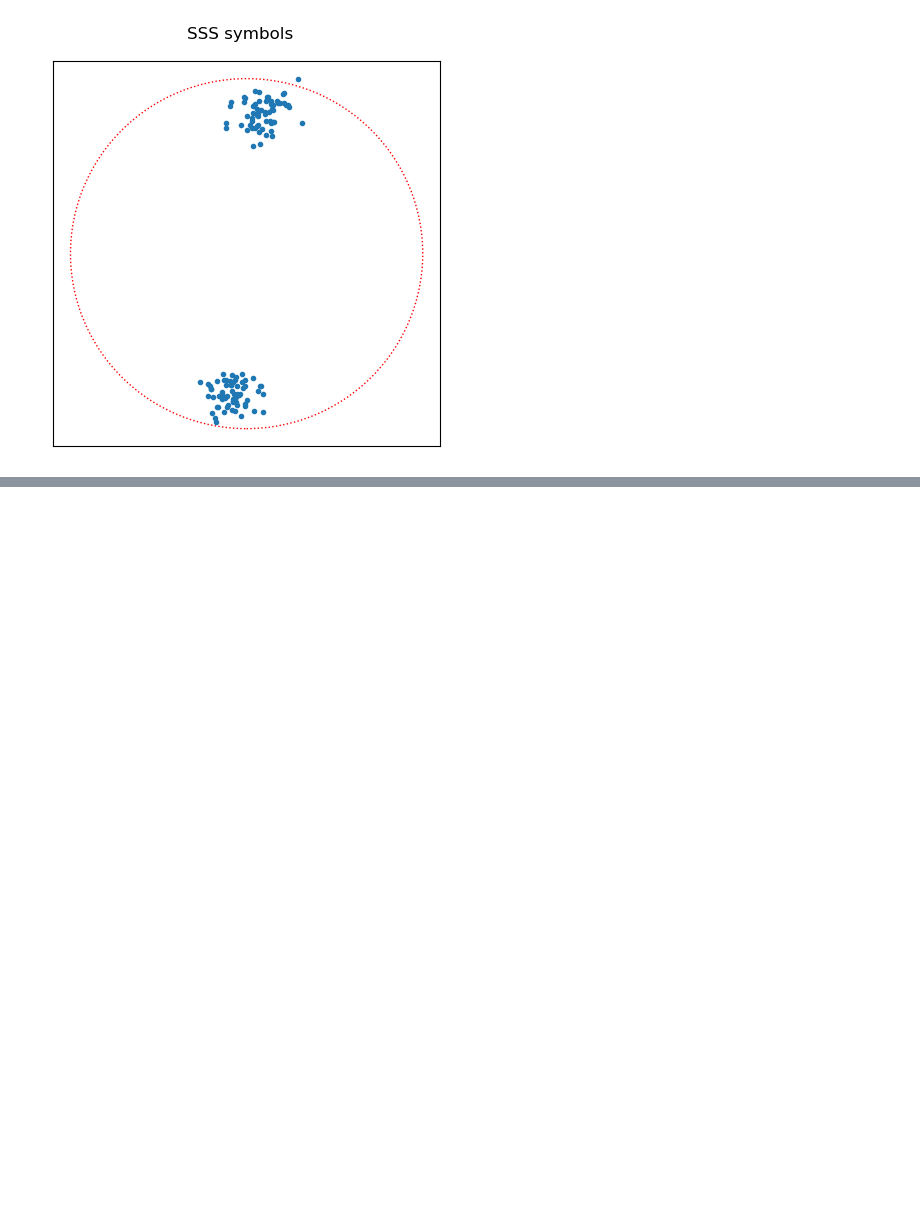
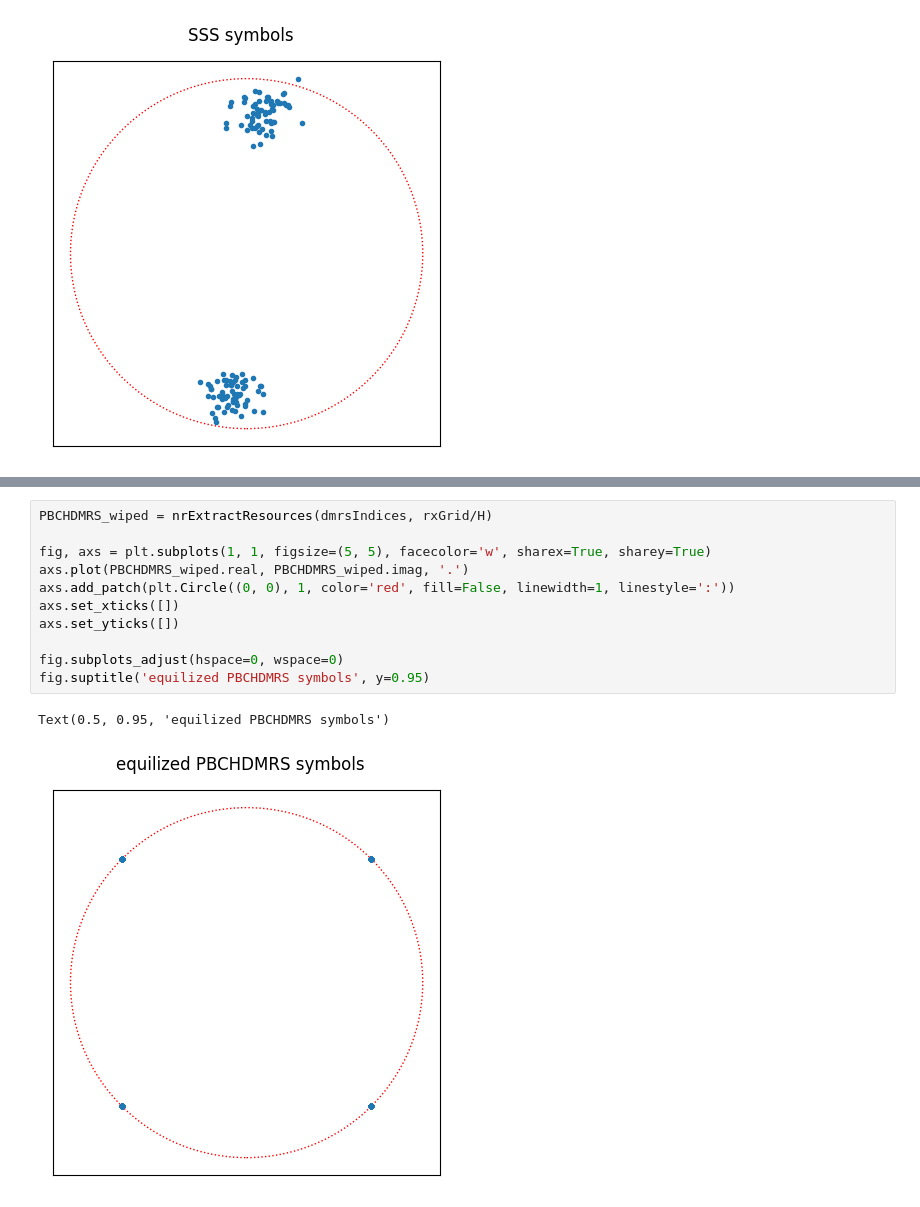
Before and after one commit to catkira/5G_experiments, a Jupyter notebook: test_py3gpp.ipynb, the cells around one changed output, grey strips where cells are left out. Drawn from its saved outputs; the diff is of its cells as text; blank space fills up the shorter version.

```diff
--- a/test_py3gpp.ipynb
+++ b/test_py3gpp.ipynb
@@ -162,0 +173,14 @@ plt.show()
+# %%
+PBCHDMRS_wiped = nrExtractResources(dmrsIndices, rxGrid/H)
+
+fig, axs = plt.subplots(1, 1, figsize=(5, 5), facecolor='w', sharex=True, sharey=True)
+axs.plot(PBCHDMRS_wiped.real, PBCHDMRS_wiped.imag, '.')
+axs.add_patch(plt.Circle((0, 0), 1, color='red', fill=False, linewidth=1, linestyle=':'))
+axs.set_xticks([])
+axs.set_yticks([])
+
+fig.subplots_adjust(hspace=0, wspace=0)
+fig.suptitle('equilized PBCHDMRS symbols', y=0.95)
+# %% [output]
+Text(0.5, 0.95, 'equilized PBCHDMRS symbols')
+[figure, added]
```
Also changed, not shown: parts of 7 cells of this notebook, 1 other file.
